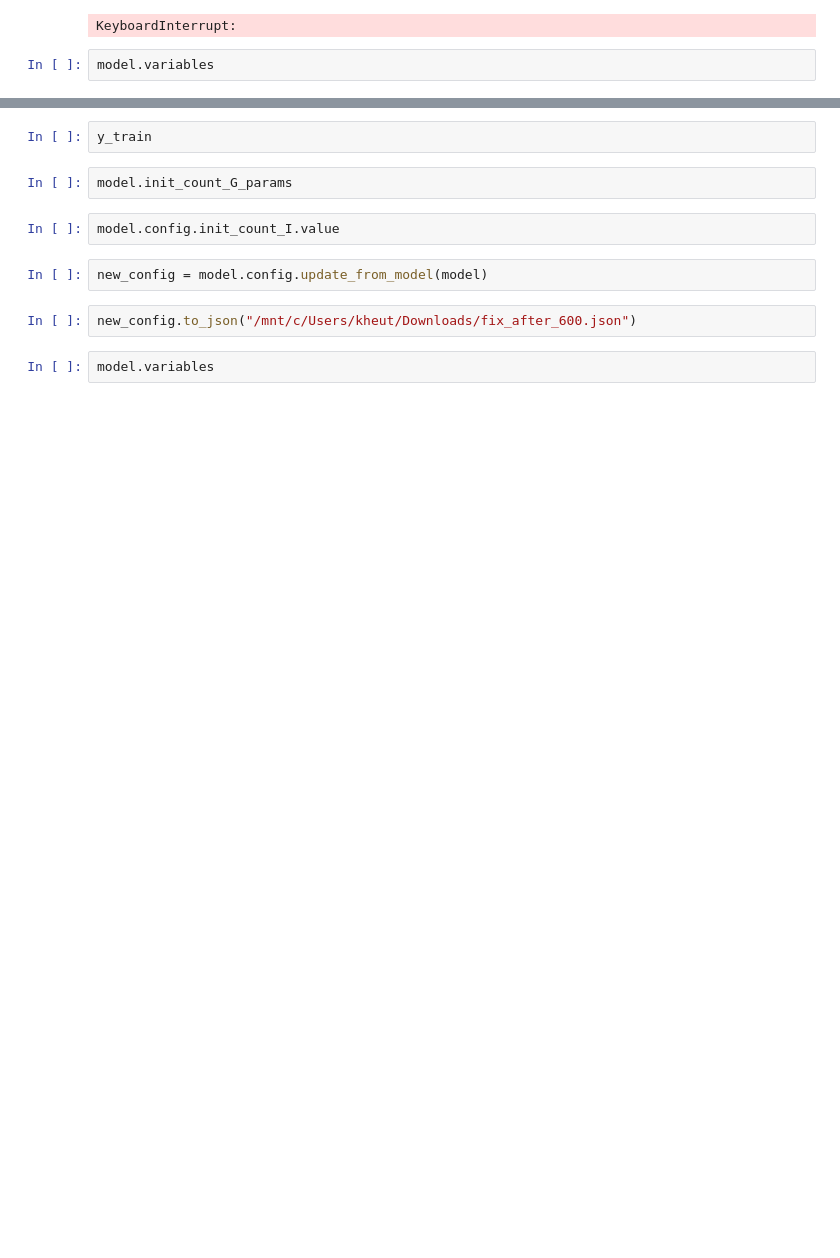
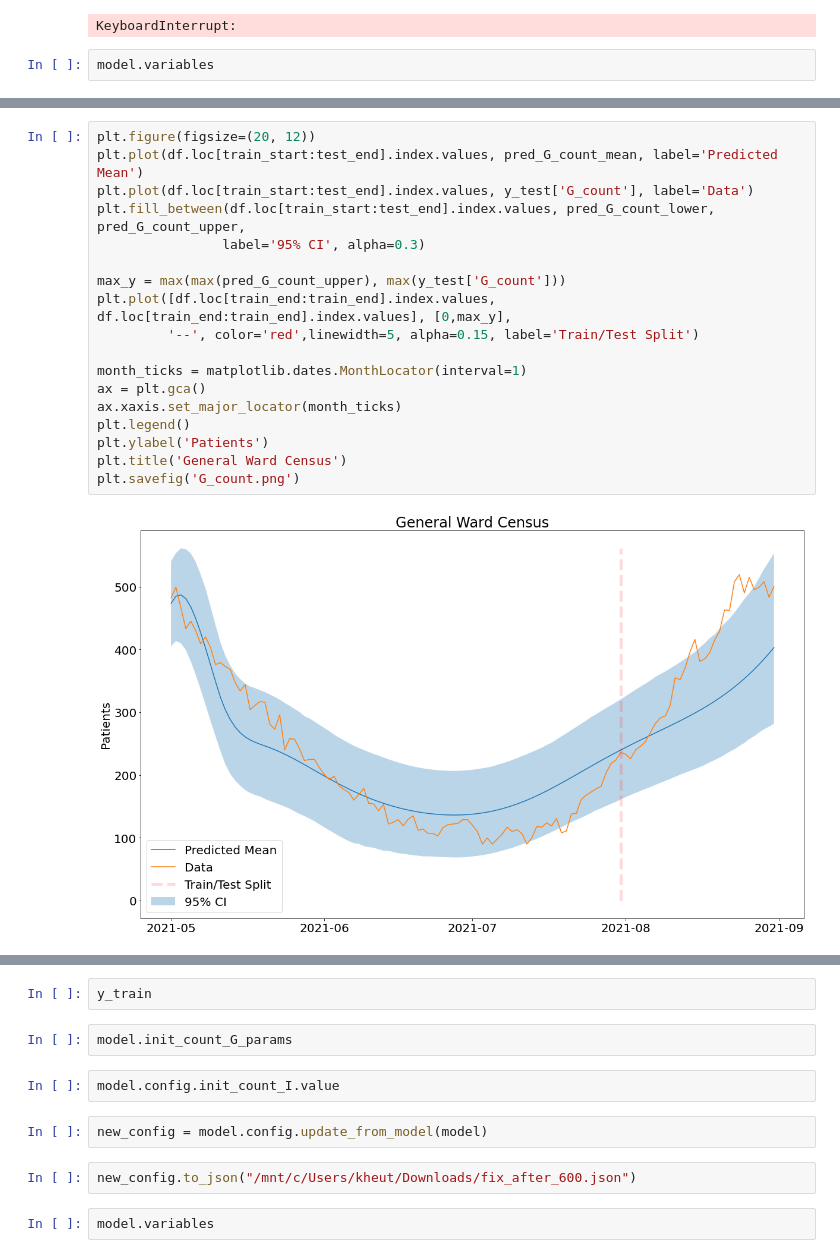
Before and after one commit to tufts-ml/covid19-forecasting, a Jupyter notebook: tf_model_1p5/Development Notebooks/Model from config.ipynb, the cells around one changed output, grey strips where cells are left out. Saved outputs shown, nothing was run; the diff lists cells and outputs as text; blank space fills up the shorter version.

```diff
--- a/tf_model_1p5/Development Notebooks/Model from config.ipynb
+++ b/tf_model_1p5/Development Notebooks/Model from config.ipynb
@@ -231 +273,21 @@ model.rho_M_samples_constrained
+# %%
+plt.figure(figsize=(20, 12))
+plt.plot(df.loc[train_start:test_end].index.values, pred_G_count_mean, label='Predicted Mean')
+plt.plot(df.loc[train_start:test_end].index.values, y_test['G_count'], label='Data')
+plt.fill_between(df.loc[train_start:test_end].index.values, pred_G_count_lower, pred_G_count_upper,
+                label='95% CI', alpha=0.3)
+
+max_y = max(max(pred_G_count_upper), max(y_test['G_count']))
+plt.plot([df.loc[train_end:train_end].index.values, df.loc[train_end:train_end].index.values], [0,max_y],
+         '--', color='red',linewidth=5, alpha=0.15, label='Train/Test Split')
+
+month_ticks = matplotlib.dates.MonthLocator(interval=1)
+ax = plt.gca()
+ax.xaxis.set_major_locator(month_ticks)
+plt.legend()
+plt.ylabel('Patients')
+plt.title('General Ward Census')
+plt.savefig('G_count.png')
+# %% [output]
+[figure, added]
 # %%
```
Also changed, not shown: parts of 21 cells of this notebook, 3 other files.
